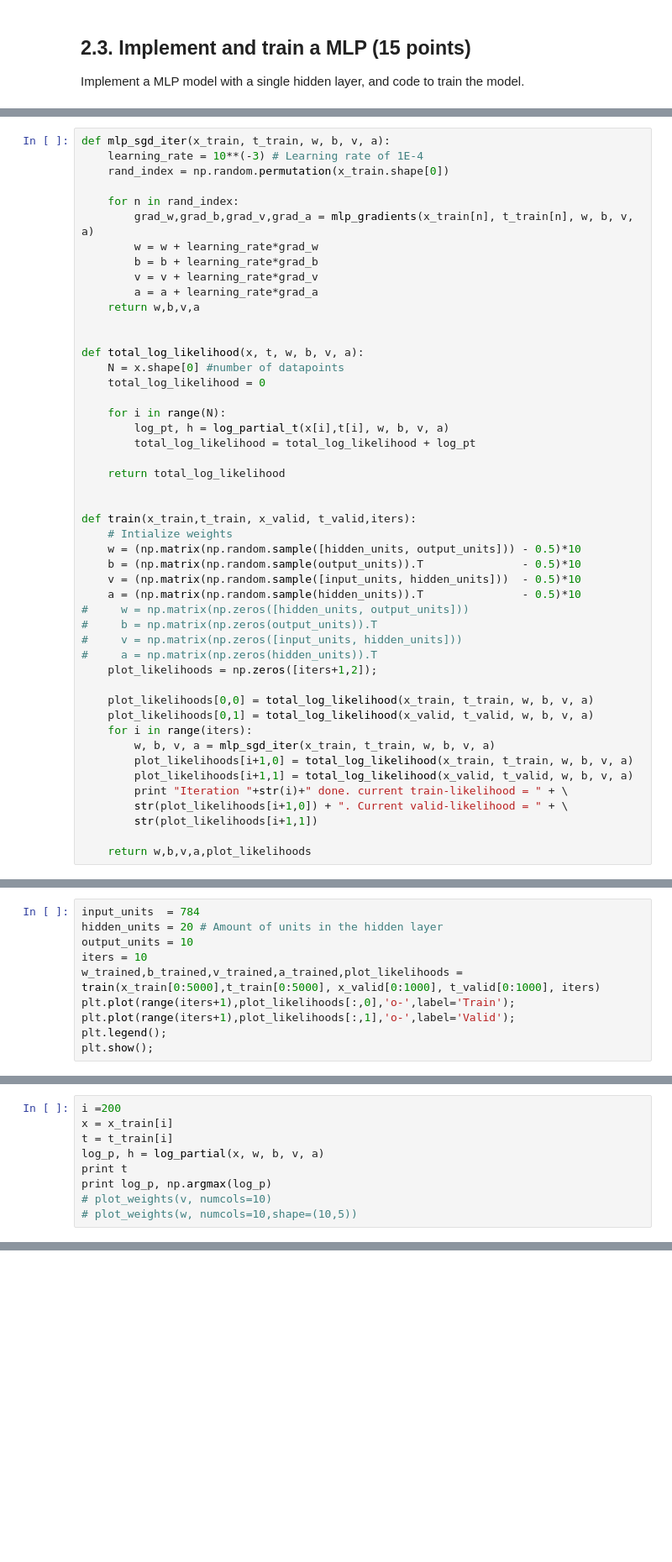
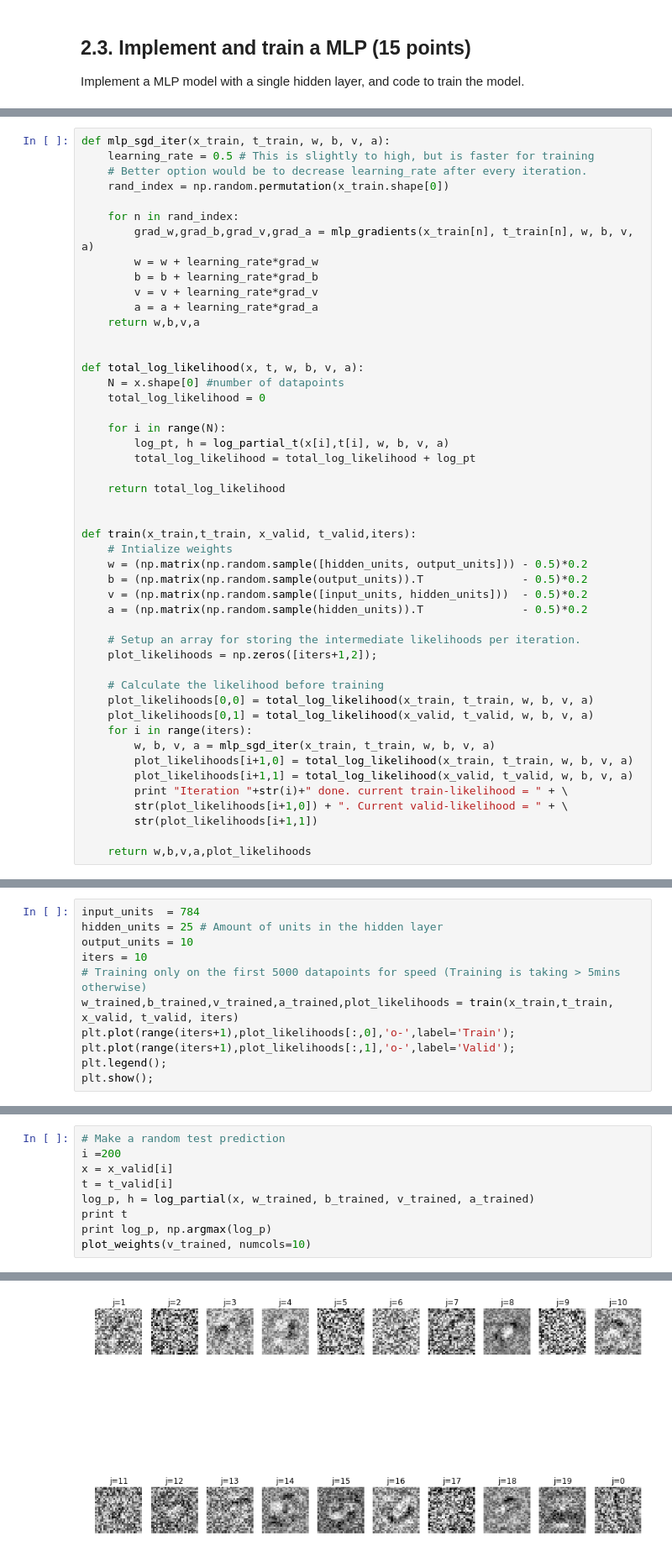
Before and after one commit to basveeling/ml1labs, a Jupyter notebook: Lab2.ipynb, the cells around one changed output, grey strips where cells are left out. Shown: that part at 84% size. Cells and saved outputs as stored; diff of their text form; blank space fills up the shorter version.

```diff
--- a/Lab2.ipynb
+++ b/Lab2.ipynb
@@ -545,7 +547,8 @@ def mlp_gradients(x, t, w, b, v, a):
     return grad_w,grad_b,grad_v,grad_a
 # %%
 def mlp_sgd_iter(x_train, t_train, w, b, v, a):
-    learning_rate = 10**(-3) # Learning rate of 1E-4
+    learning_rate = 0.5 # This is slightly to high, but is faster for training
+    # Better option would be to decrease learning_rate after every iteration.
     rand_index = np.random.permutation(x_train.shape[0])
 
     for n in rand_index:
@@ -570,16 +573,15 @@ def total_log_likelihood(x, t, w, b, v, a):
 
 def train(x_train,t_train, x_valid, t_valid,iters):
     # Intialize weights
-    w = (np.matrix(np.random.sample([hidden_units, output_units])) - 0.5)*10
-    b = (np.matrix(np.random.sample(output_units)).T               - 0.5)*10
-    v = (np.matrix(np.random.sample([input_units, hidden_units]))  - 0.5)*10
-    a = (np.matrix(np.random.sample(hidden_units)).T               - 0.5)*10
-#     w = np.matrix(np.zeros([hidden_units, output_units]))
-#     b = np.matrix(np.zeros(output_units)).T
-#     v = np.matrix(np.zeros([input_units, hidden_units]))
-#     a = np.matrix(np.zeros(hidden_units)).T
+    w = (np.matrix(np.random.sample([hidden_units, output_units])) - 0.5)*0.2
+    b = (np.matrix(np.random.sample(output_units)).T               - 0.5)*0.2
+    v = (np.matrix(np.random.sample([input_units, hidden_units]))  - 0.5)*0.2
+    a = (np.matrix(np.random.sample(hidden_units)).T               - 0.5)*0.2
+
+    # Setup an array for storing the intermediate likelihoods per iteration.
     plot_likelihoods = np.zeros([iters+1,2]);
 
+    # Calculate the likelihood before training
     plot_likelihoods[0,0] = total_log_likelihood(x_train, t_train, w, b, v, a)
     plot_likelihoods[0,1] = total_log_likelihood(x_valid, t_valid, w, b, v, a)
     for i in range(iters):
@@ -641,9 +596,10 @@ grad_w,grad_b,grad_v,grad_a = mlp_gradients(x, t, w_trained, b_trained, v_traine
 # %%
 input_units  = 784
-hidden_units = 20 # Amount of units in the hidden layer
+hidden_units = 25 # Amount of units in the hidden layer
 output_units = 10
 iters = 10
-w_trained,b_trained,v_trained,a_trained,plot_likelihoods = train(x_train[0:5000],t_train[0:5000], x_valid[0:1000], t_valid[0:1000], iters)
+# Training only on the first 5000 datapoints for speed (Training is taking > 5mins otherwise)
+w_trained,b_trained,v_trained,a_trained,plot_likelihoods = train(x_train,t_train, x_valid, t_valid, iters)
 plt.plot(range(iters+1),plot_likelihoods[:,0],'o-',label='Train');
 plt.plot(range(iters+1),plot_likelihoods[:,1],'o-',label='Valid');
 plt.legend();
@@ -663,10 +607,10 @@ Iteration 9 done. current train-likelihood = -15353.3340626. Current valid-likel
 # %%
+# Make a random test prediction
 i =200
-x = x_train[i]
-t = t_train[i]
-log_p, h = log_partial(x, w, b, v, a)
+x = x_valid[i]
+t = t_valid[i]
+log_p, h = log_partial(x, w_trained, b_trained, v_trained, a_trained)
 print t
 print log_p, np.argmax(log_p)
-# plot_weights(v, numcols=10)
-# plot_weights(w, numcols=10,shape=(10,5))
+plot_weights(v_trained, numcols=10)
 # %% [output]
@@ -684,3 +628,4 @@ print log_p, np.argmax(log_p)
+[figure, added]
 # %% [markdown]
 ### 2.3.1. Less than 250 misclassifications on the test set (10 bonus points)
 
```
Also changed, not shown: parts of 9 cells of this notebook, 2 other files.
